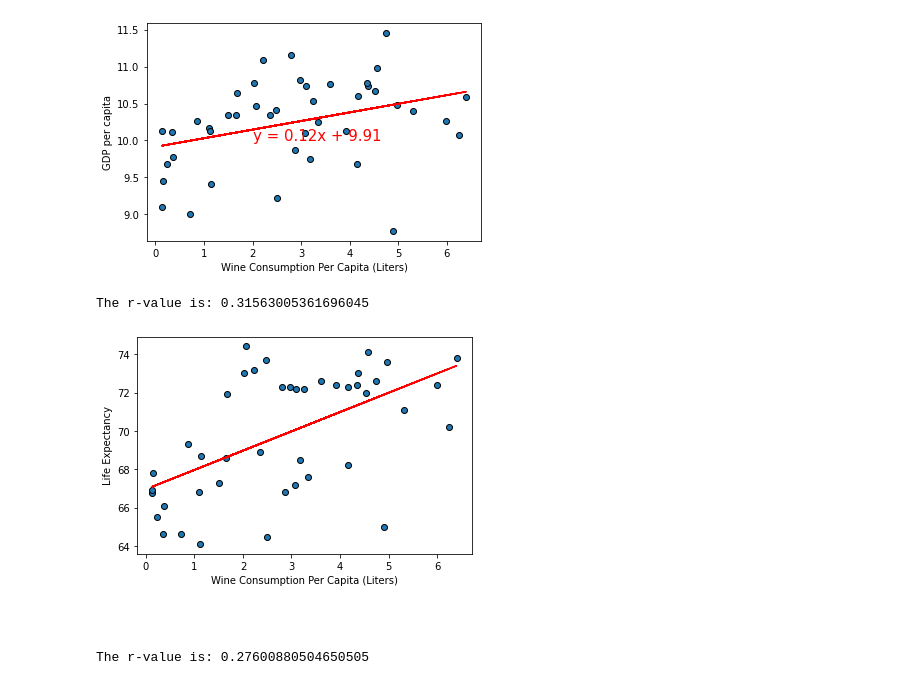
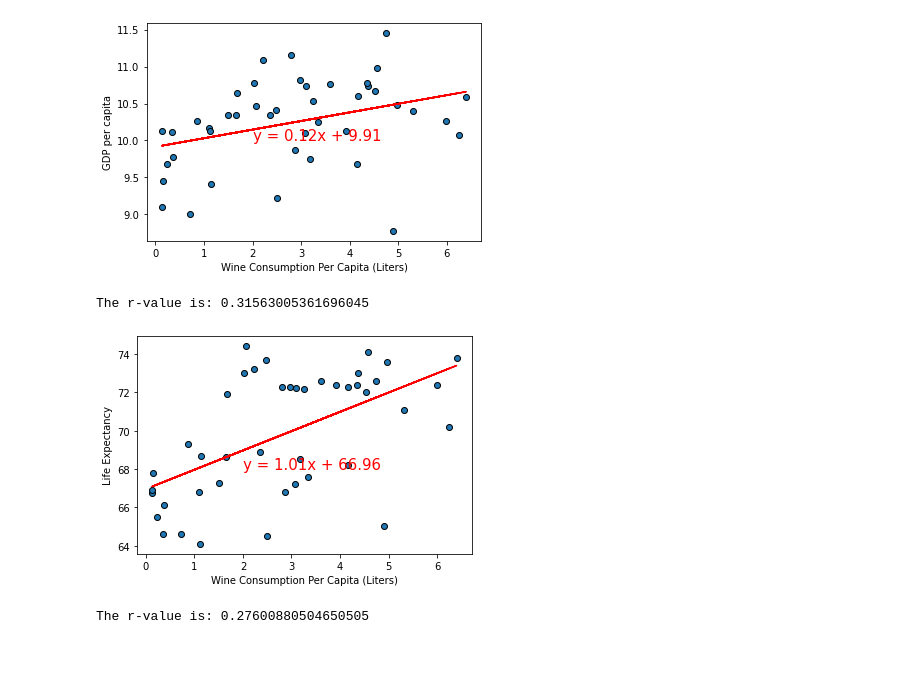
Before and after one commit to reccleston/data-analysis-project-1, a Jupyter notebook: nadia/project_work_2021.ipynb, the cells around one changed output. Drawn from its saved outputs; the diff is of its cells as text; code cells hidden in the pictures; blank space fills up the shorter version.

```diff
--- a/nadia/project_work_2021.ipynb
+++ b/nadia/project_work_2021.ipynb
@@ -708,10 +708,10 @@ The r-value is: 0.12392540422792007
 # %%
 x_values=merged_with_wine_europe_df['Wine Consumption at Latest Timepoint(L)']
 y_values=merged_with_wine_europe_df['Life Expectancy']
-plot_wine_linear_regression(x_values,y_values,'Life Expectancy',(2,60))
+plot_wine_linear_regression(x_values,y_values,'Life Expectancy',(2,68))
 # %% [output]
 The r-value is: 0.31563005361696045
-[figure, old version]
+[figure, new version]
 # %%
 x_values=merged_with_wine_europe_df['Wine Consumption at Latest Timepoint(L)']
 y_values=merged_with_wine_europe_df['Happiness Score']
```
